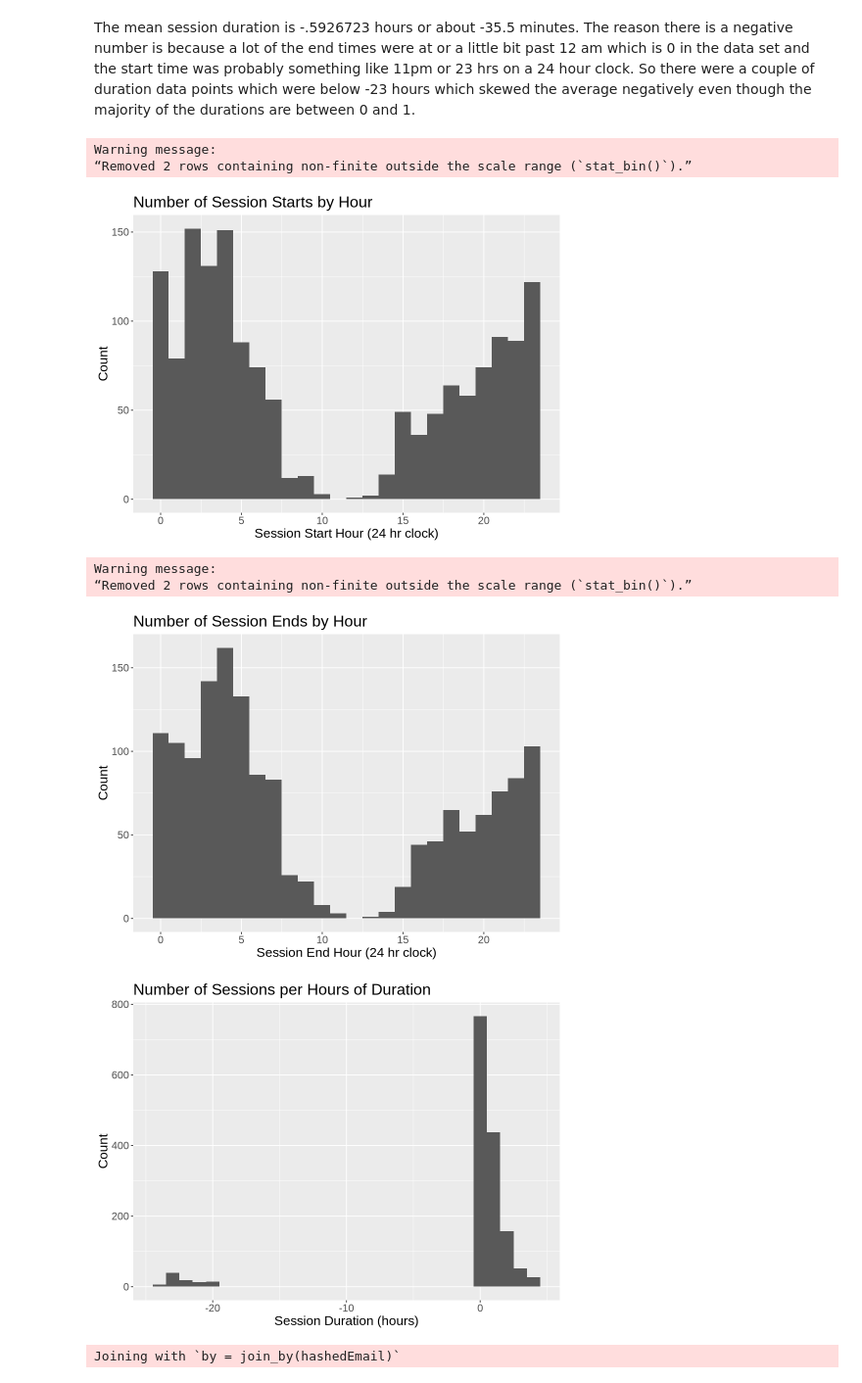
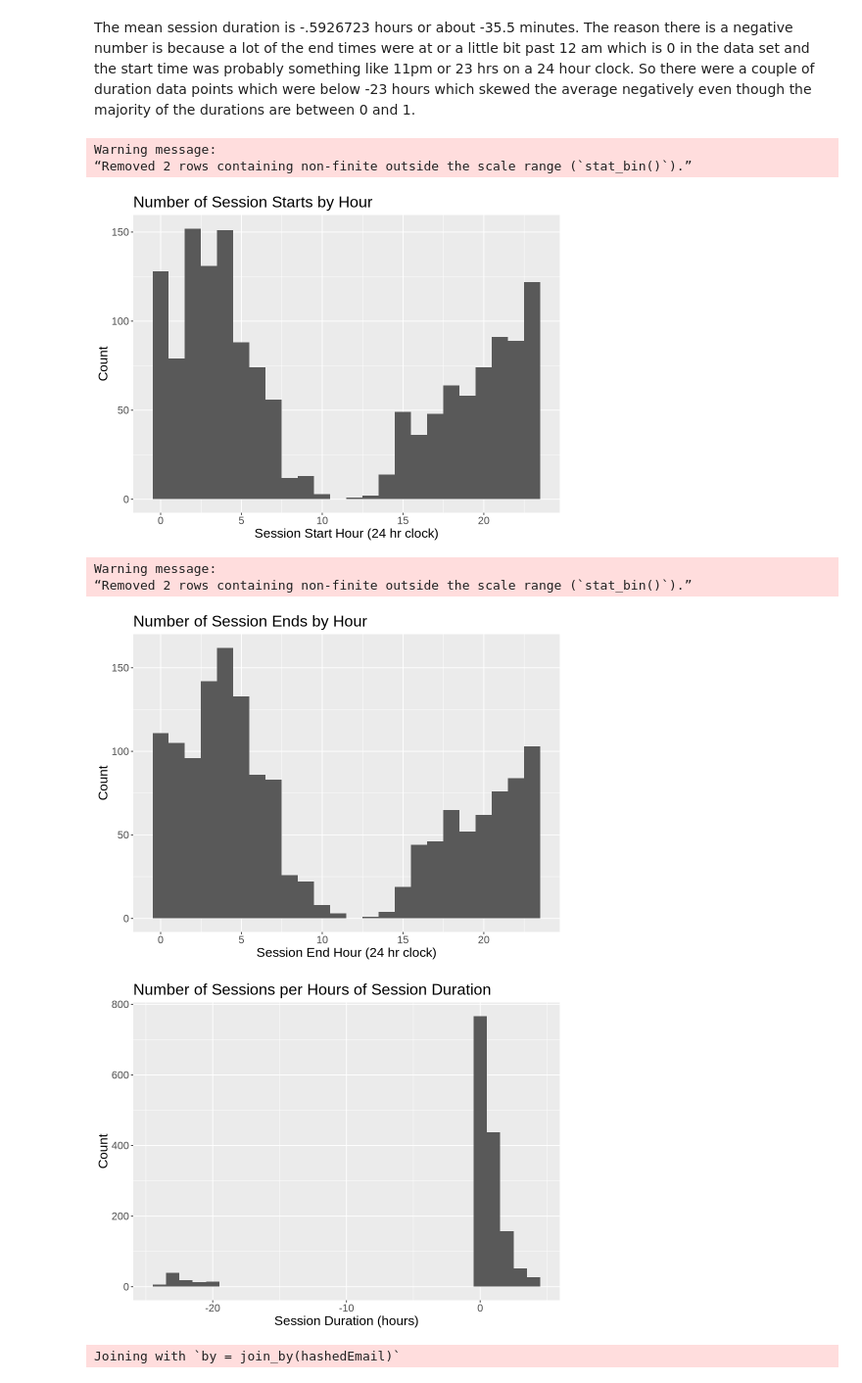
Before and after one commit to camillesnyder/Individual-Planning-for-Project, a Jupyter notebook: project_plan_008_19.ipynb, the cells around one changed output. Shown at 98% size. Drawn from its saved outputs; the diff is of its cells as text; code cells hidden in the pictures.

```diff
--- a/project_plan_008_19.ipynb
+++ b/project_plan_008_19.ipynb
@@ -24,9 +24,14 @@ Registered S3 method overwritten by 'GGally':
   method from
   +.gg   ggplot2
 # %%
-players_data <- read_csv("players.csv")
+url <- "https://raw.githubusercontent.com/camillesnyder/Individual-Planning-for-Project/refs/heads/main/players.csv"
+download.file(url, destfile = "data/players.csv")
+url2<- "https://raw.githubusercontent.com/camillesnyder/Individual-Planning-for-Project/refs/heads/main/sessions.csv"
+download.file(url2, destfile = "data/sessions.csv")
+
+players_data <- read_csv("data/players.csv")
 head(players_data)
-sessions_data <- read_csv("sessions.csv")
+sessions_data <- read_csv("data/sessions.csv")
 head(sessions_data)
 # %% [output]
 Rows: 196 Columns: 7
@@ -203,35 +208,35 @@ The mean session duration is -.5926723 hours or about -35.5 minutes. The reason
 #exploratory visualizations
 options(repr.plot.height = 6, repr.plot.width = 8)
 
 start_time_hist <- sessions_wrang|>
     ggplot( aes(x= start_hour))+
     geom_histogram(binwidth = 1)+
     labs(x= "Session Start Hour (24 hr clock)", y = "Count", title = "Number of Session Starts by Hour")+
     theme( text = element_text(size = 16))
 
 end_time_hist <- sessions_wrang|>
     ggplot( aes(x= end_hour))+
     geom_histogram(binwidth = 1 )+
     labs(x= "Session End Hour (24 hr clock)", y = "Count", title = "Number of Session Ends by Hour")+
     theme( text = element_text(size = 16))
 
 duration_hist <- sessions_wrang|>
     ggplot( aes(x= duration_hrs))+
     geom_histogram(binwidth = 1)+
-    labs(x= "Session Duration (hours)", y = "Count", title = "Number of Sessions per Hours of Duration")+
+    labs(x= "Session Duration (hours)", y = "Count", title = "Number of Sessions per Hours of Session Duration")+
     theme( text = element_text(size = 16))
 
 start_time_hist
 end_time_hist
 duration_hist
 # %% [output]
 Warning message:
 “Removed 2 rows containing non-finite outside the scale range (`stat_bin()`).”
 [figure]
 Warning message:
 “Removed 2 rows containing non-finite outside the scale range (`stat_bin()`).”
 [figure]
-[figure, old version]
+[figure, new version]
 # %%
 #wrangling by combining players and sessions data sets, also screening for matching hashedEmails which will match data from each data set to each other by email
 combo_data <- inner_join(sessions_wrang, players_wrang)|>
```
